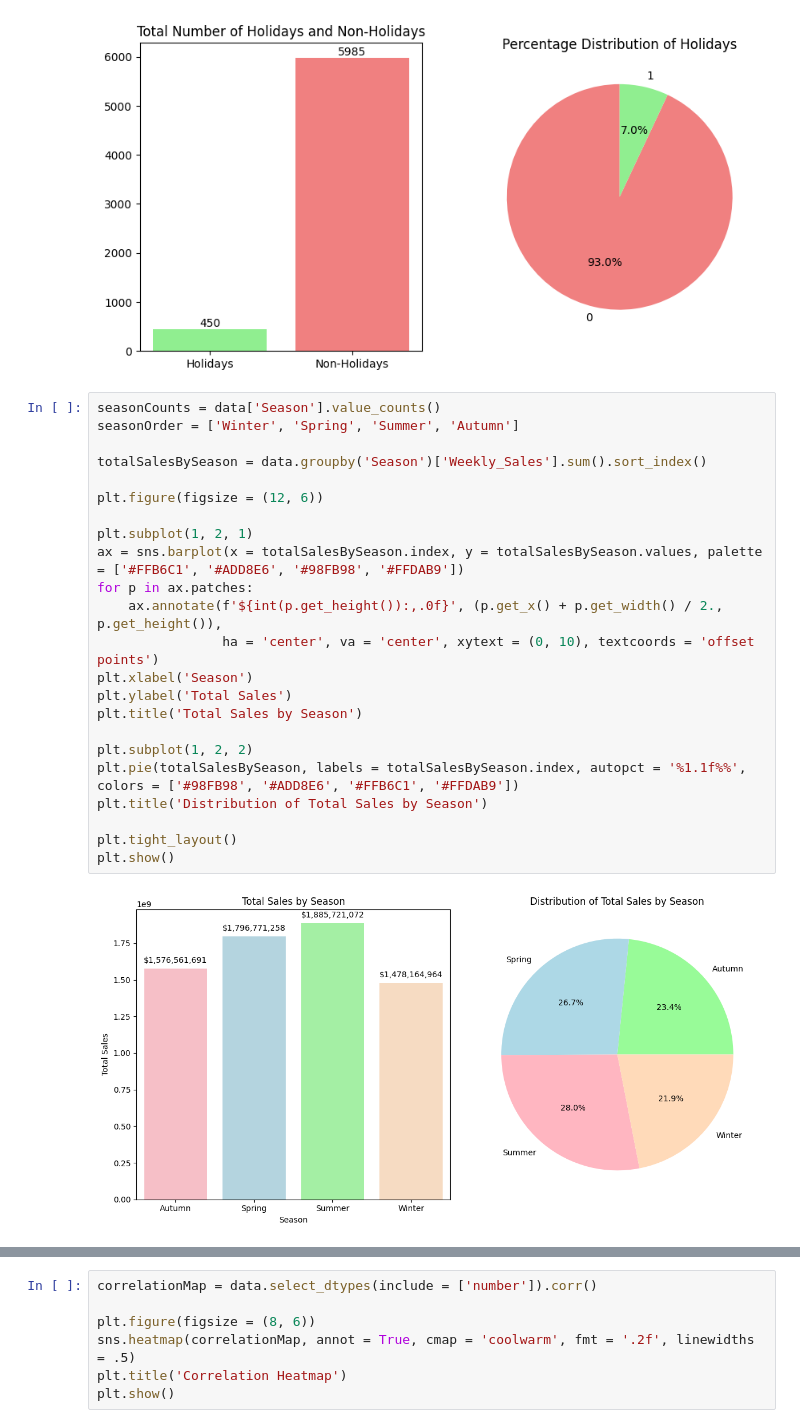
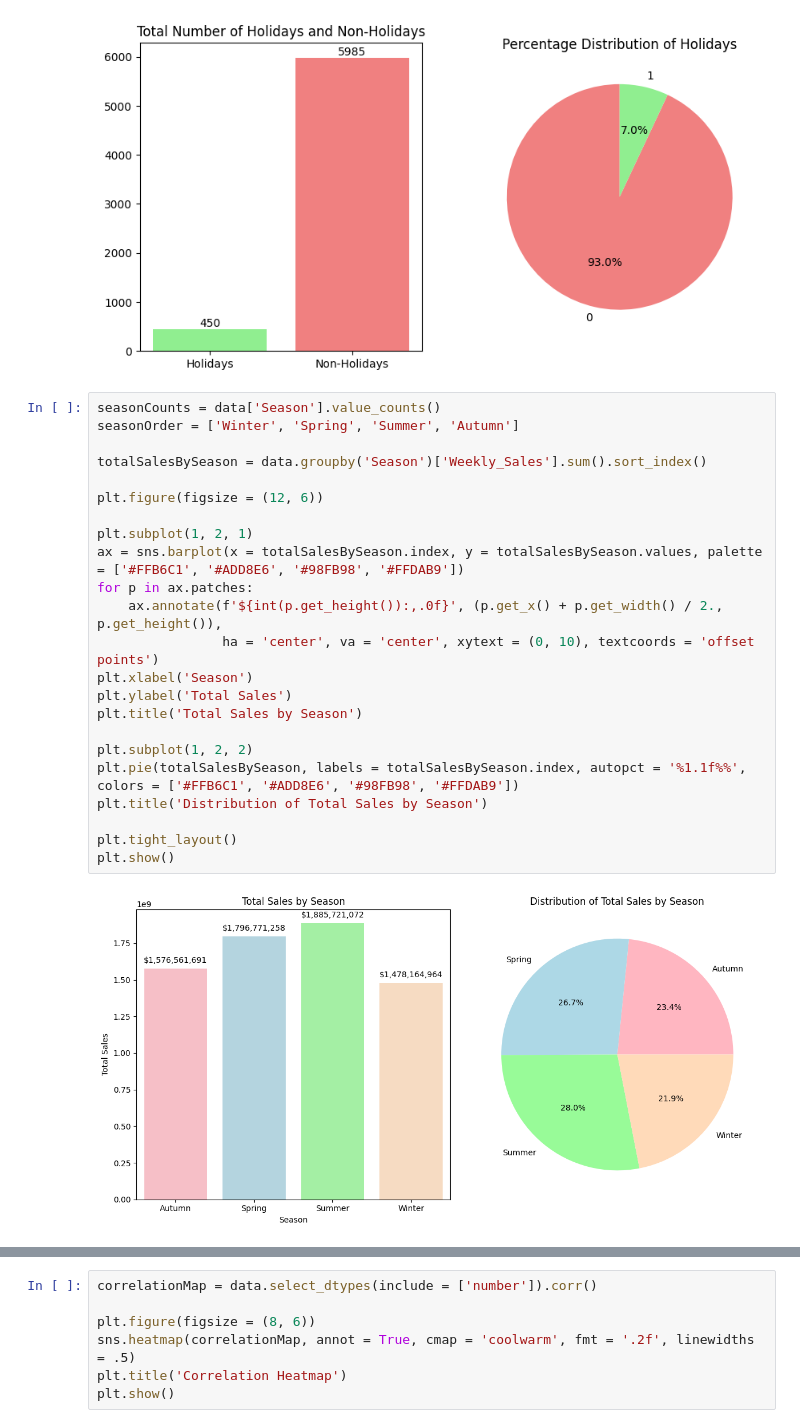
Before and after one commit to rydzze/Regression-Decision-Tree-on-Walmart-Dataset, a Jupyter notebook: regression-decision-tree.ipynb, the cells around one changed output, grey strips where cells are left out. Cells and saved outputs as stored; diff of their text form.

```diff
--- a/regression-decision-tree.ipynb
+++ b/regression-decision-tree.ipynb
@@ -127,28 +127,28 @@ plt.show()
 # %%
 seasonCounts = data['Season'].value_counts()
 seasonOrder = ['Winter', 'Spring', 'Summer', 'Autumn']
 
 totalSalesBySeason = data.groupby('Season')['Weekly_Sales'].sum().sort_index()
 
 plt.figure(figsize = (12, 6))
 
 plt.subplot(1, 2, 1)
 ax = sns.barplot(x = totalSalesBySeason.index, y = totalSalesBySeason.values, palette = ['#FFB6C1', '#ADD8E6', '#98FB98', '#FFDAB9'])
 for p in ax.patches:
     ax.annotate(f'${int(p.get_height()):,.0f}', (p.get_x() + p.get_width() / 2., p.get_height()),
                 ha = 'center', va = 'center', xytext = (0, 10), textcoords = 'offset points')
 plt.xlabel('Season')
 plt.ylabel('Total Sales')
 plt.title('Total Sales by Season')
 
 plt.subplot(1, 2, 2)
-plt.pie(totalSalesBySeason, labels = totalSalesBySeason.index, autopct = '%1.1f%%', colors = ['#98FB98', '#ADD8E6', '#FFB6C1', '#FFDAB9'])
+plt.pie(totalSalesBySeason, labels = totalSalesBySeason.index, autopct = '%1.1f%%', colors = ['#FFB6C1', '#ADD8E6', '#98FB98', '#FFDAB9'])
 plt.title('Distribution of Total Sales by Season')
 
 plt.tight_layout()
 plt.show()
 # %% [output]
-[figure, old version]
+[figure, new version]
 # %%
 totalSalesByStore = data.groupby('Store')['Weekly_Sales'].sum().sort_values(ascending = False)
 
```
Also changed, not shown: parts of 21 cells of this notebook.
